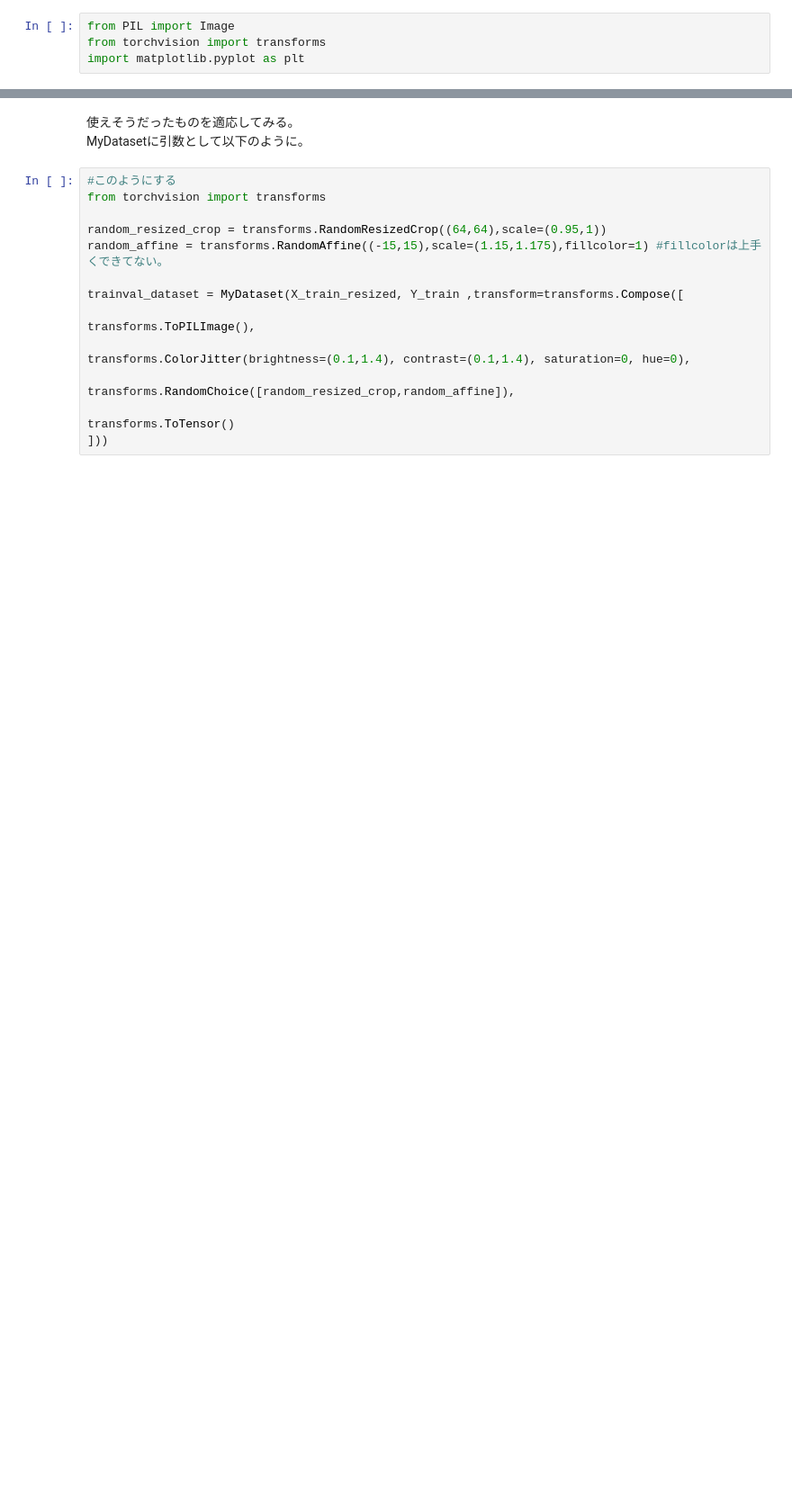
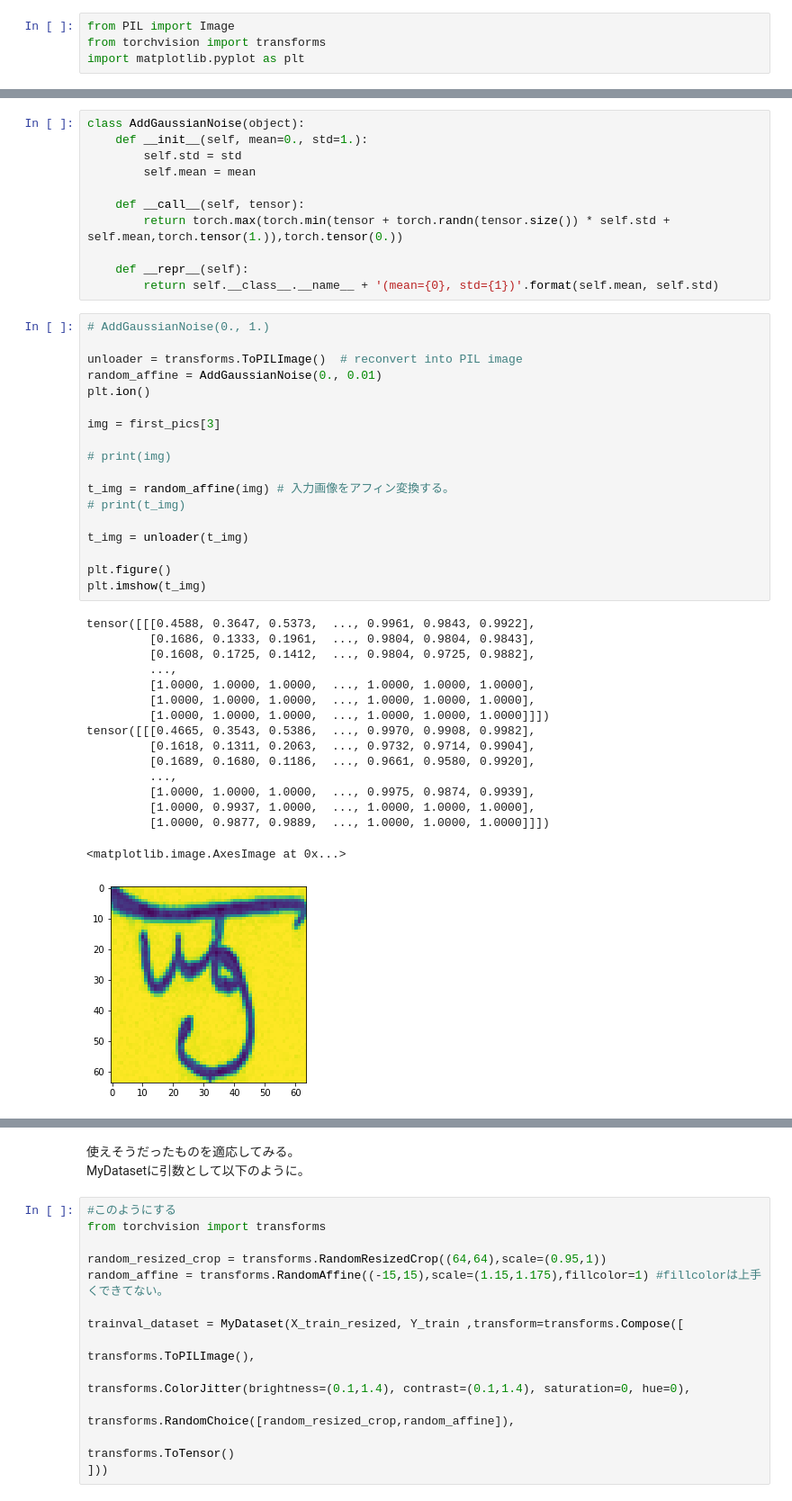
Before and after one commit to mqcmd196/KKB-kaggle, a Jupyter notebook: bengaliai-cv19/notebooks/ data-inflated.ipynb, the cells around one changed output, grey strips where cells are left out. Shown: that part at 90% size. Drawn from its saved outputs; the diff is of its cells as text; blank space fills up the shorter version.

```diff
--- a/bengaliai-cv19/notebooks/ data-inflated.ipynb
+++ b/bengaliai-cv19/notebooks/ data-inflated.ipynb
@@ -432,0 +497,46 @@ tensor([[[0.1137, 0.1020, 0.0863,  ..., 0.1216, 0.1216, 0.1216],
+# %%
+class AddGaussianNoise(object):
+    def __init__(self, mean=0., std=1.):
+        self.std = std
+        self.mean = mean
+
+    def __call__(self, tensor):
+        return torch.max(torch.min(tensor + torch.randn(tensor.size()) * self.std + self.mean,torch.tensor(1.)),torch.tensor(0.))
+
+    def __repr__(self):
+        return self.__class__.__name__ + '(mean={0}, std={1})'.format(self.mean, self.std)
+# %%
+# AddGaussianNoise(0., 1.)
+
+unloader = transforms.ToPILImage()  # reconvert into PIL image
+random_affine = AddGaussianNoise(0., 0.01)
+plt.ion()
+
+img = first_pics[3]
+
+# print(img)
+
+t_img = random_affine(img) # 入力画像をアフィン変換する。
+# print(t_img)
+
+t_img = unloader(t_img)
+
+plt.figure()
+plt.imshow(t_img)
+# %% [output]
+tensor([[[0.4588, 0.3647, 0.5373,  ..., 0.9961, 0.9843, 0.9922],
+         [0.1686, 0.1333, 0.1961,  ..., 0.9804, 0.9804, 0.9843],
+         [0.1608, 0.1725, 0.1412,  ..., 0.9804, 0.9725, 0.9882],
+         ...,
+         [1.0000, 1.0000, 1.0000,  ..., 1.0000, 1.0000, 1.0000],
+         [1.0000, 1.0000, 1.0000,  ..., 1.0000, 1.0000, 1.0000],
+         [1.0000, 1.0000, 1.0000,  ..., 1.0000, 1.0000, 1.0000]]])
+tensor([[[0.4665, 0.3543, 0.5386,  ..., 0.9970, 0.9908, 0.9982],
+         [0.1618, 0.1311, 0.2063,  ..., 0.9732, 0.9714, 0.9904],
+         [0.1689, 0.1680, 0.1186,  ..., 0.9661, 0.9580, 0.9920],
+         ...,
+         [1.0000, 1.0000, 1.0000,  ..., 0.9975, 0.9874, 0.9939],
+         [1.0000, 0.9937, 1.0000,  ..., 1.0000, 1.0000, 1.0000],
+         [1.0000, 0.9877, 0.9889,  ..., 1.0000, 1.0000, 1.0000]]])
+<matplotlib.image.AxesImage at 0x...>
+[figure, added]
```
Also changed, not shown: parts of 19 cells of this notebook.
